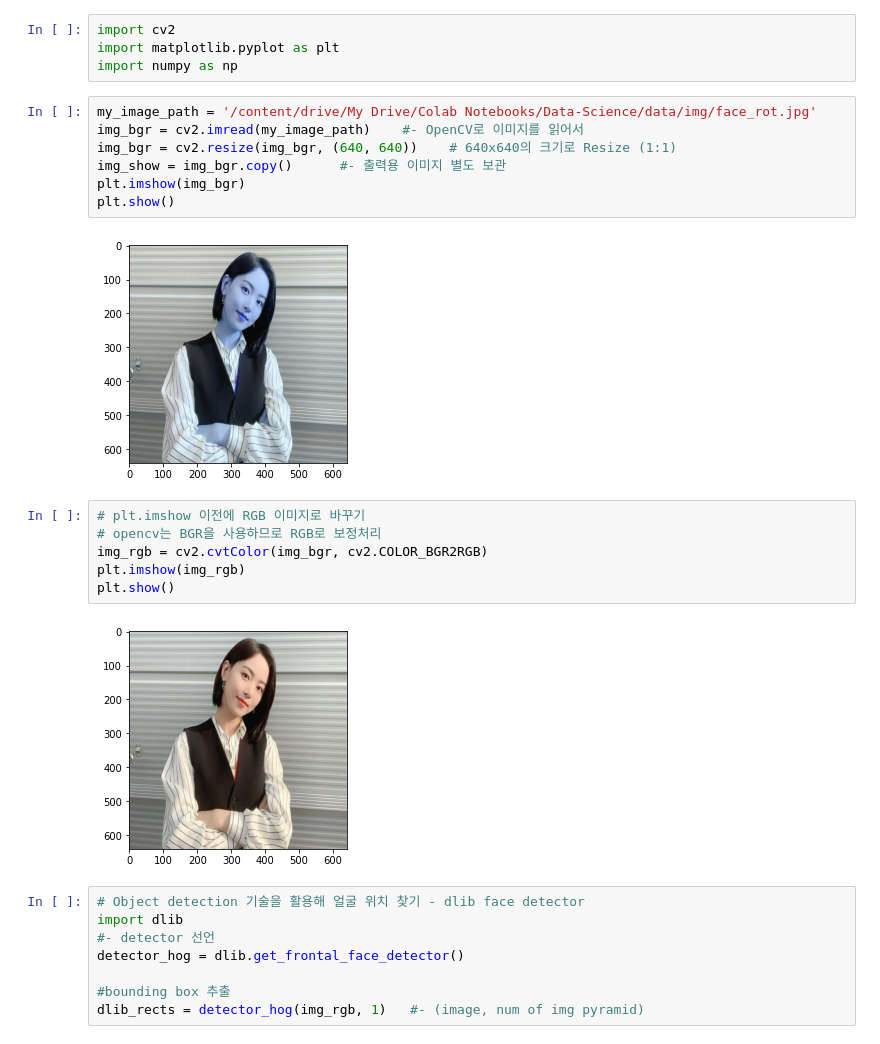
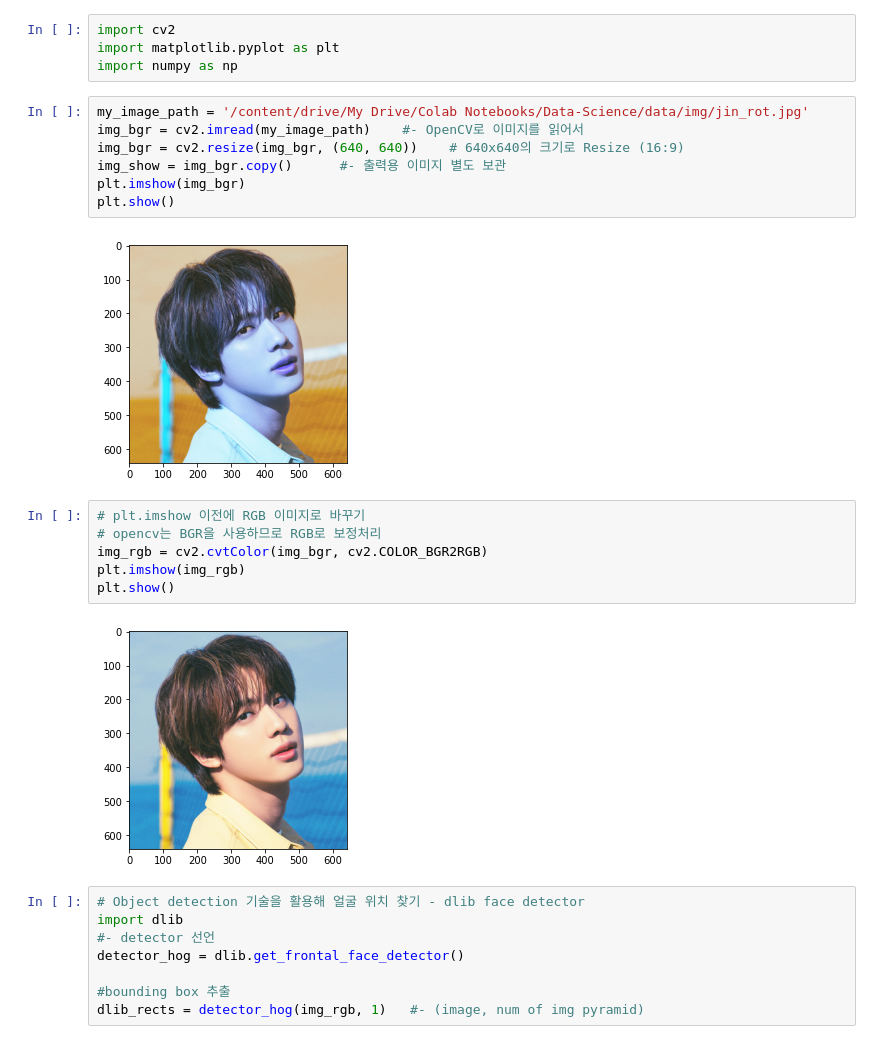
Before and after one commit to kimyeondu/Data-Science, a Jupyter notebook: Exploration/Make_Camera_Sticker_App.ipynb, the cells around one changed output. Saved outputs shown, nothing was run; the diff lists cells and outputs as text.

```diff
--- a/Exploration/Make_Camera_Sticker_App.ipynb
+++ b/Exploration/Make_Camera_Sticker_App.ipynb
@@ -309,14 +309,14 @@ import cv2
 import matplotlib.pyplot as plt
 import numpy as np
 # %%
-my_image_path = '/content/drive/My Drive/Colab Notebooks/Data-Science/data/img/face_rot.jpg'
+my_image_path = '/content/drive/My Drive/Colab Notebooks/Data-Science/data/img/jin_rot.jpg'
 img_bgr = cv2.imread(my_image_path)    #- OpenCV로 이미지를 읽어서
-img_bgr = cv2.resize(img_bgr, (640, 640))    # 640x640의 크기로 Resize (1:1)
+img_bgr = cv2.resize(img_bgr, (640, 640))    # 640x640의 크기로 Resize (16:9)
 img_show = img_bgr.copy()      #- 출력용 이미지 별도 보관
 plt.imshow(img_bgr)
 plt.show()
 # %% [output]
-[figure, old version]
+[figure, new version]
 # %%
 # plt.imshow 이전에 RGB 이미지로 바꾸기
 # opencv는 BGR을 사용하므로 RGB로 보정처리
@@ -324,7 +324,7 @@ img_rgb = cv2.cvtColor(img_bgr, cv2.COLOR_BGR2RGB)
 plt.imshow(img_rgb)
 plt.show()
 # %% [output]
-[figure, old version]
+[figure, new version]
 # %%
 # Object detection 기술을 활용해 얼굴 위치 찾기 - dlib face detector
 import dlib
```
Also changed, not shown: parts of 10 cells of this notebook.
